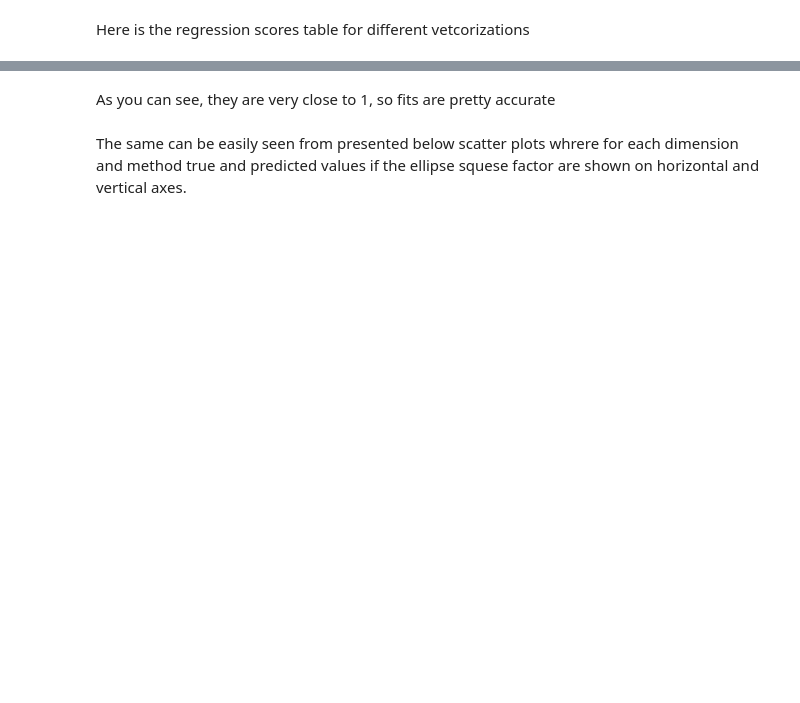
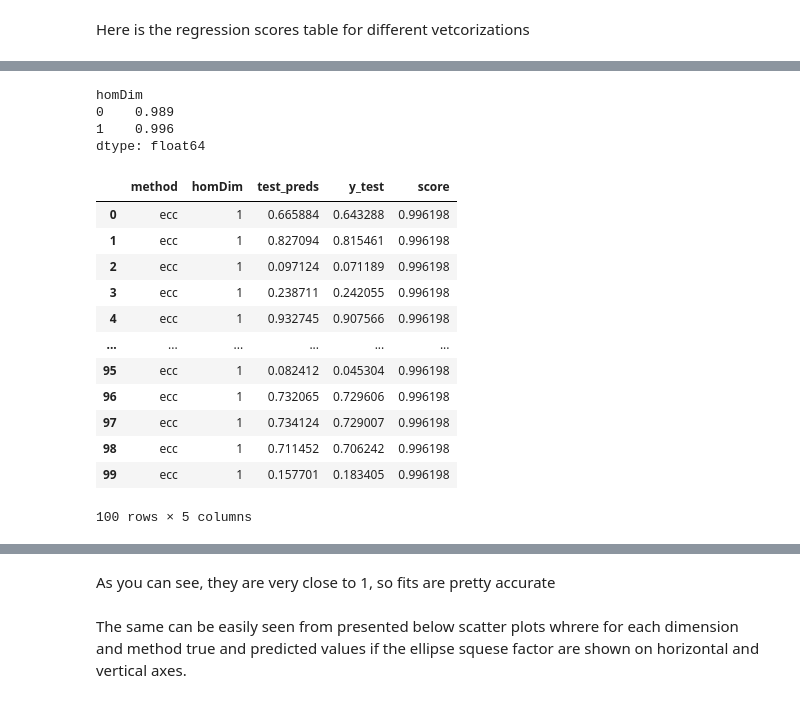
Before and after one commit to ALuchinsky/tdavec, a Jupyter notebook: sample_notebook/circle_vs_ellipse.ipynb, the cells around one changed output, grey strips where cells are left out. Saved outputs shown, nothing was run; the diff lists cells and outputs as text; code cells hidden in the pictures; blank space fills up the shorter version.

```diff
--- a/sample_notebook/circle_vs_ellipse.ipynb
+++ b/sample_notebook/circle_vs_ellipse.ipynb
@@ -102,3 +114,26 @@ df[["method", "homDim", "score"]].drop_duplicates().pivot(index="method", column
+# %%
+comp_df.max()
+# %% [output]
+homDim
+0    0.989
+1    0.996
+dtype: float64
+# %%
+df[df["score"] == df["score"].max()].drop_duplicates()
+# %% [output]
+|  | method | homDim | test_preds | y_test | score |
+| 0 | ecc | 1 | 0.665884 | 0.643288 | 0.996198 |
+| 1 | ecc | 1 | 0.827094 | 0.815461 | 0.996198 |
+| 2 | ecc | 1 | 0.097124 | 0.071189 | 0.996198 |
+| 3 | ecc | 1 | 0.238711 | 0.242055 | 0.996198 |
+| 4 | ecc | 1 | 0.932745 | 0.907566 | 0.996198 |
+| ... | ... | ... | ... | ... | ... |
+| 95 | ecc | 1 | 0.082412 | 0.045304 | 0.996198 |
+| 96 | ecc | 1 | 0.732065 | 0.729606 | 0.996198 |
+| 97 | ecc | 1 | 0.734124 | 0.729007 | 0.996198 |
+| 98 | ecc | 1 | 0.711452 | 0.706242 | 0.996198 |
+| 99 | ecc | 1 | 0.157701 | 0.183405 | 0.996198 |
+100 rows × 5 columns
 # %%
 results = []
 df = pd.DataFrame()
```
Also changed, not shown: parts of 7 cells of this notebook, 2 other files.
